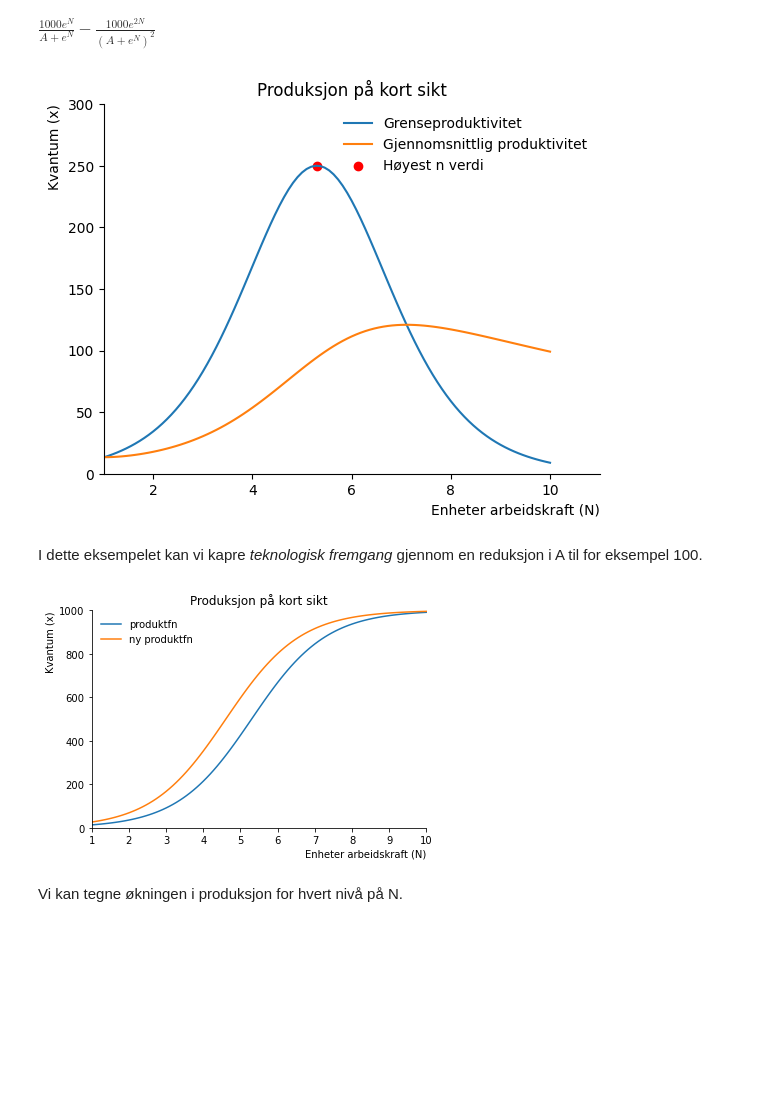
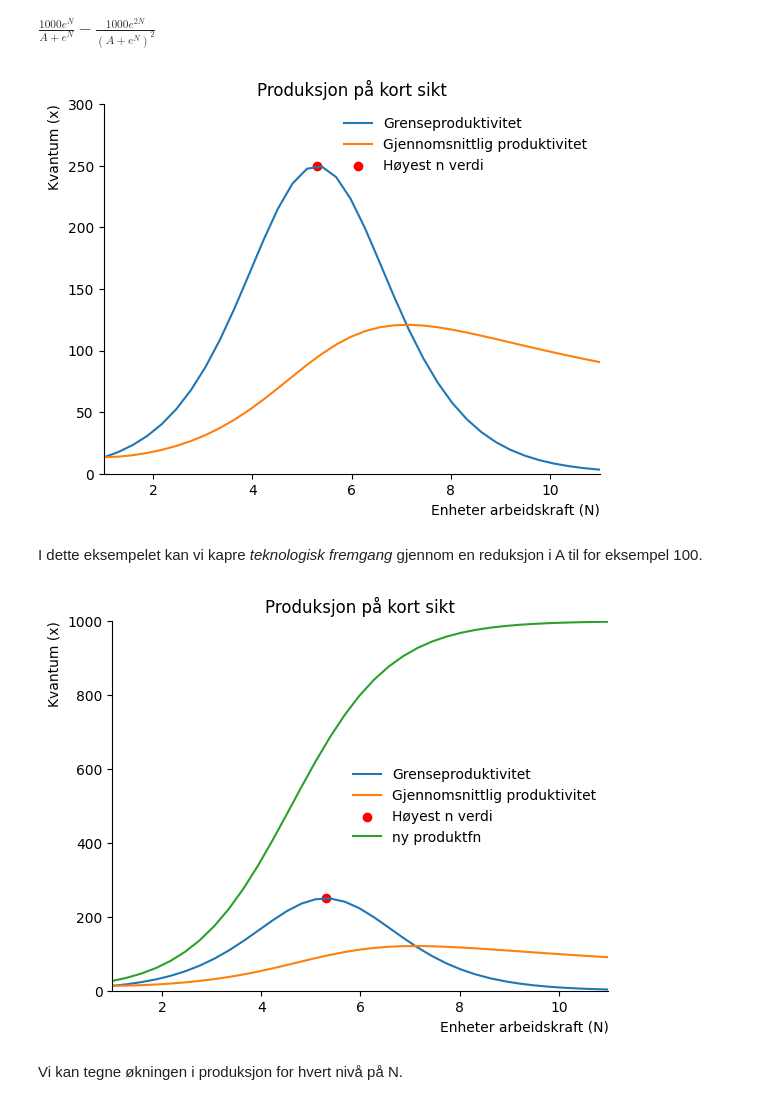
Before and after one commit to Einarness/SOK-1006, a Jupyter notebook: sok1006-notater_edit/notater forelesning 7.ipynb, the cells around one changed output. Saved outputs shown, nothing was run; the diff lists cells and outputs as text; code cells hidden in the pictures; blank space fills up the shorter version.

```diff
--- a/sok1006-notater_edit/notater forelesning 7.ipynb
+++ b/sok1006-notater_edit/notater forelesning 7.ipynb
@@ -115,7 +115,7 @@ gpr=sp.lambdify(
 def gjennomsnitt(N,A):
     return 1000*(np.exp(N)/(A+np.exp(N)))/N
 # %%
-n=np.linspace(1,10,100)
+n=np.linspace(1,30,100)
 
 fig1, ax = plt.subplots()
 ax.set_ylabel('Kvantum (x)', loc='top')
@@ -138,15 +138,17 @@ ax.set_title('Produksjon på kort sikt')
 #vis navnene:
 ax.legend(loc='best',frameon=False);
 # %% [output]
-[figure, old version]
+[figure, new version]
 # %% [markdown]
 I dette eksempelet kan vi kapre *teknologisk fremgang* gjennom en reduksjon i A til for eksempel 100.
 # %%
 ax.plot(n, prod(np,n,100), label='ny produktfn')
 ax.legend(loc='best',frameon=False)
+ax.set(xlim=(1,11))
+ax.set(ylim=(0,1000))
 fig1
 # %% [output]
-[figure, old version]
+[figure, new version]
 # %% [markdown]
 Vi kan tegne økningen i produksjon for hvert nivå på N.
 # %%
```
Also changed, not shown: parts of 3 cells of this notebook.
